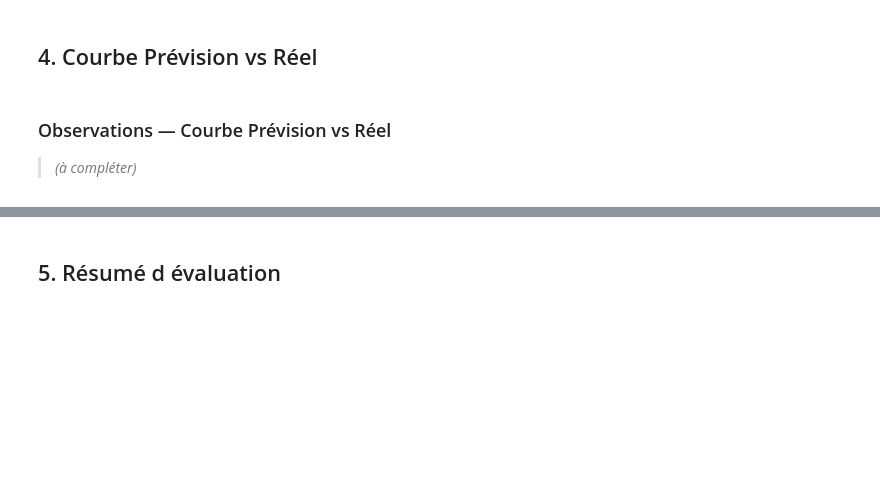
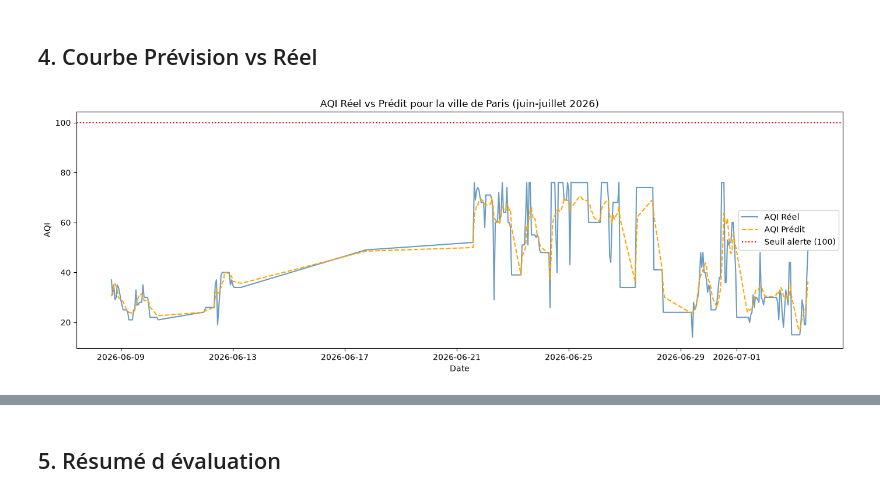
Before and after one commit to Wambaforestin/GoodAirPipeline, a Jupyter notebook: notebooks/06_evaluation.ipynb, the cells around one changed output, grey strips where cells are left out. Saved outputs shown, nothing was run; the diff lists cells and outputs as text; code cells hidden in the pictures; blank space fills up the shorter version.

```diff
--- a/notebooks/06_evaluation.ipynb
+++ b/notebooks/06_evaluation.ipynb
@@ -150,25 +206,45 @@ print(importance[::-1].round(4))
 # %% [markdown]
 ## 4. Courbe Prévision vs Réel
 # %%
-results = pd.DataFrame({
-    'DateHeure' : df.iloc[test_idx]['DateHeure'].values,
-    'AQI_Réel'  : y_test.values,
-    'AQI_Prédit': y_pred
-})
+# Filtrer sur Paris uniquement pour la visualisation
+results = pd.DataFrame(
+    {
+        "DateHeure": df.iloc[test_idx]["DateHeure"].values,
+        "NomVille": df.iloc[test_idx][[c for c in df.columns if c.startswith("ville_")]]
+        .idxmax(axis=1)
+        .str.replace("ville_", "")
+        .values,
+        "AQI_Réel": y_test.values,
+        "AQI_Prédit": y_pred,
+    }
+)
+
+# Une ville à la fois pour ne pas surcharger le graphique
+ville = "Paris"
+results_ville = results[results["NomVille"] == ville].sort_values("DateHeure")
 
 plt.figure(figsize=(14, 5))
-plt.plot(results['DateHeure'], results['AQI_Réel'],
-         label='AQI Réel', color='steelblue', alpha=0.7)
-plt.plot(results['DateHeure'], results['AQI_Prédit'],
-         label='AQI Prédit', color='orange', linestyle='--')
-plt.axhline(y=100, color='red', linestyle=':', label='Seuil alerte (100)')
-plt.title('AQI Réel vs Prédit — Période de test (juin-juillet 2026)')
-plt.xlabel('Date')
-plt.ylabel('AQI')
+plt.plot(
+    results_ville["DateHeure"],
+    results_ville["AQI_Réel"],
+    label="AQI Réel",
+    color="steelblue",
+    alpha=0.8,
+)
+plt.plot(
+    results_ville["DateHeure"],
+    results_ville["AQI_Prédit"],
+    label="AQI Prédit",
+    color="orange",
+    linestyle="--",
+)
+plt.axhline(y=100, color="red", linestyle=":", label="Seuil alerte (100)")
+plt.title(f"AQI Réel vs Prédit pour la ville de {ville} (juin-juillet 2026)")
+plt.xlabel("Date")
+plt.ylabel("AQI")
 plt.legend()
 plt.tight_layout()
-plt.savefig('../reports_ml/prevision_vs_reel.png')
+plt.savefig(f"../rapports_ml/prevision_vs_reel_{ville}.png")
 plt.show()
+# %% [output]
+[figure, added]
-# %% [markdown]
-### Observations — Courbe Prévision vs Réel
-> *(à compléter)*
```
Also changed, not shown: parts of 8 cells of this notebook, 4 other files.
